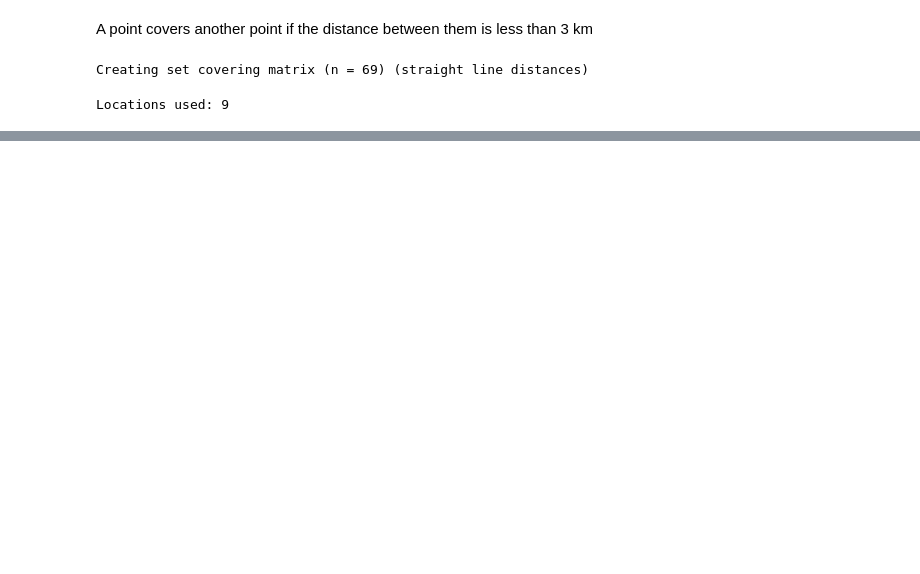
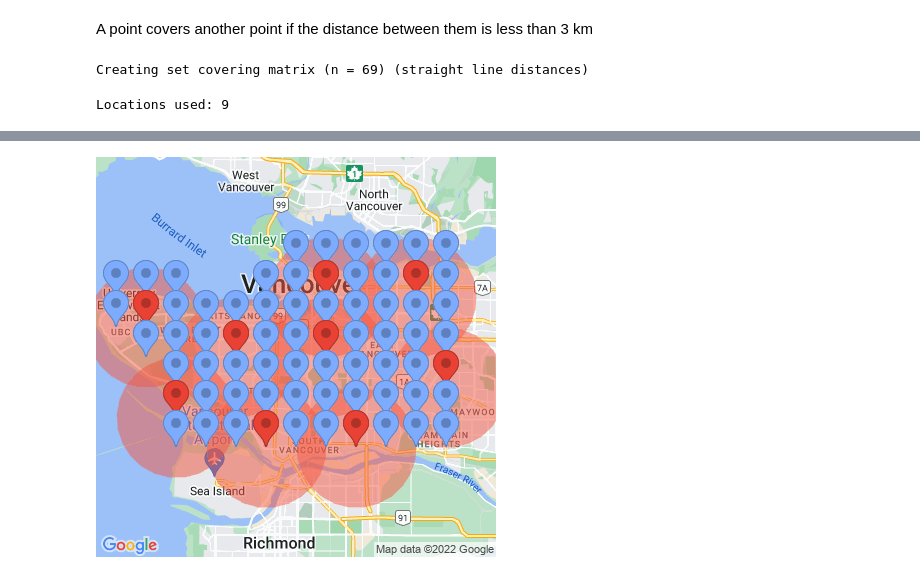
Before and after one commit to rctcwyvrn/math441-project, a Jupyter notebook: straight_line_model.ipynb, the cells around one changed output, grey strips where cells are left out. Drawn from its saved outputs; the diff is of its cells as text; code cells hidden in the pictures; blank space fills up the shorter version.

```diff
--- a/straight_line_model.ipynb
+++ b/straight_line_model.ipynb
@@ -54,3 +54,7 @@ utils.display_solution(utils.vancouver_center, test_problem_points, solution, sh
+# %%
+utils.display_solution(utils.vancouver_center, test_problem_points, solution, show_problem_points=True, show_circular_coverage=True)
+# %% [output]
+[figure, added]
 # %%
 hospitals = [test_problem_points[i] for i in solution]
 uniform_eval = utils.uniform_random_evaluate_solution(hospitals)
```
Also changed, not shown: parts of 3 cells of this notebook, 3 other files.
